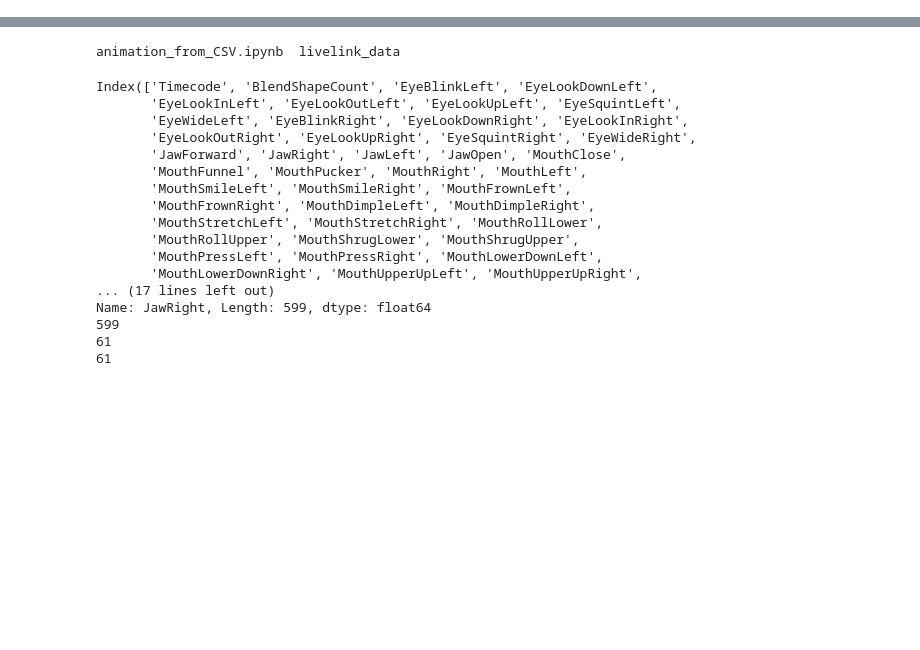
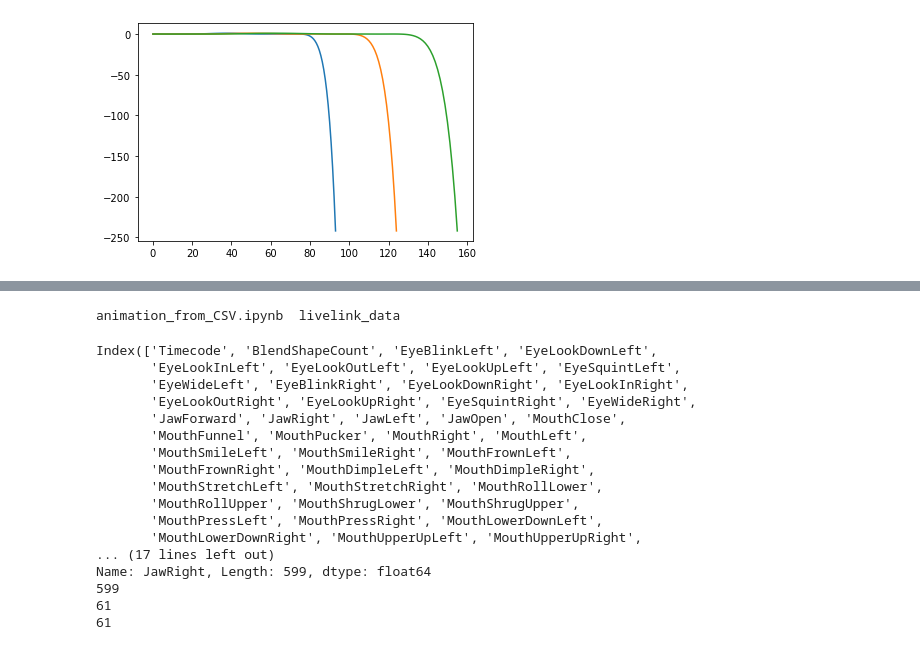
Before and after one commit to DaVinkie/thesis-master, a Jupyter notebook: notebooks/arkit/animation_from_CSV.ipynb, the cells around one changed output, grey strips where cells are left out. Cells and saved outputs as stored; diff of their text form; code cells hidden in the pictures; blank space fills up the shorter version.

```diff
--- a/notebooks/arkit/animation_from_CSV.ipynb
+++ b/notebooks/arkit/animation_from_CSV.ipynb
@@ -5,0 +17,33 @@ import matplotlib.pyplot as plt
+# %%
+g_fit = Polynomial.fit(x, gauss, 10)
+xx, yy = g_fit.linspace()
+
+plt.plot(0.75*xx, yy)
+plt.plot(xx, yy)
+plt.plot(1.25*xx, yy)
+plt.show()
+# g_edit = list(g_fit)
+# g_edit[-2] = g_edit[-2]/2
+
+# pp = Polynomial(g_fit)
+# print(pp)
+# # g_app = [((g_fit[0] * x**2) + (g_fit[1] * x) + g_fit[2]) for x in x_l]
+# print(np.poly1d([0.52199, 0, -0.805]))
+# # print(Polynomial.basis(2, g_fit))
+# g_x, g_app = g_fit.linspace(101, [0, 101])
+# print(g_app)
+
+# plt.plot(g_x, g_app)
+# plt.show()
+
+# inter_f = spi.interp1d(x_l, gauss, fill_value='extrapolate')
+# f_app = inter_f(x_l)
+
+# x_new = np.linspace(-20, 41, 61)
+# y_new = inter_f(x_new)
+
+# plt.plot(x_l, f_app)
+# plt.plot(x_new, y_new)
+# plt.show()
+# %% [output]
+[figure, added]
```
Also changed, not shown: parts of 5 cells of this notebook, 2 other files.
